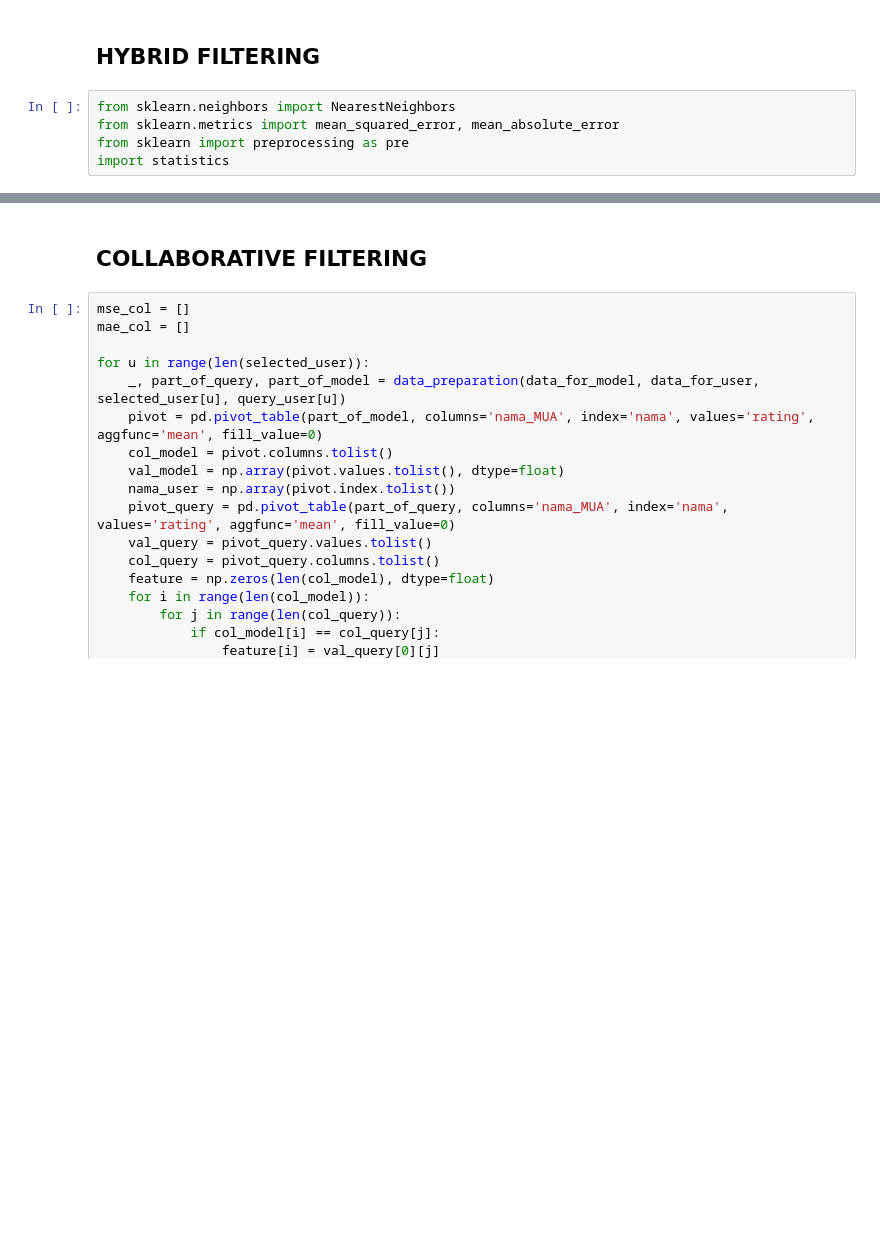
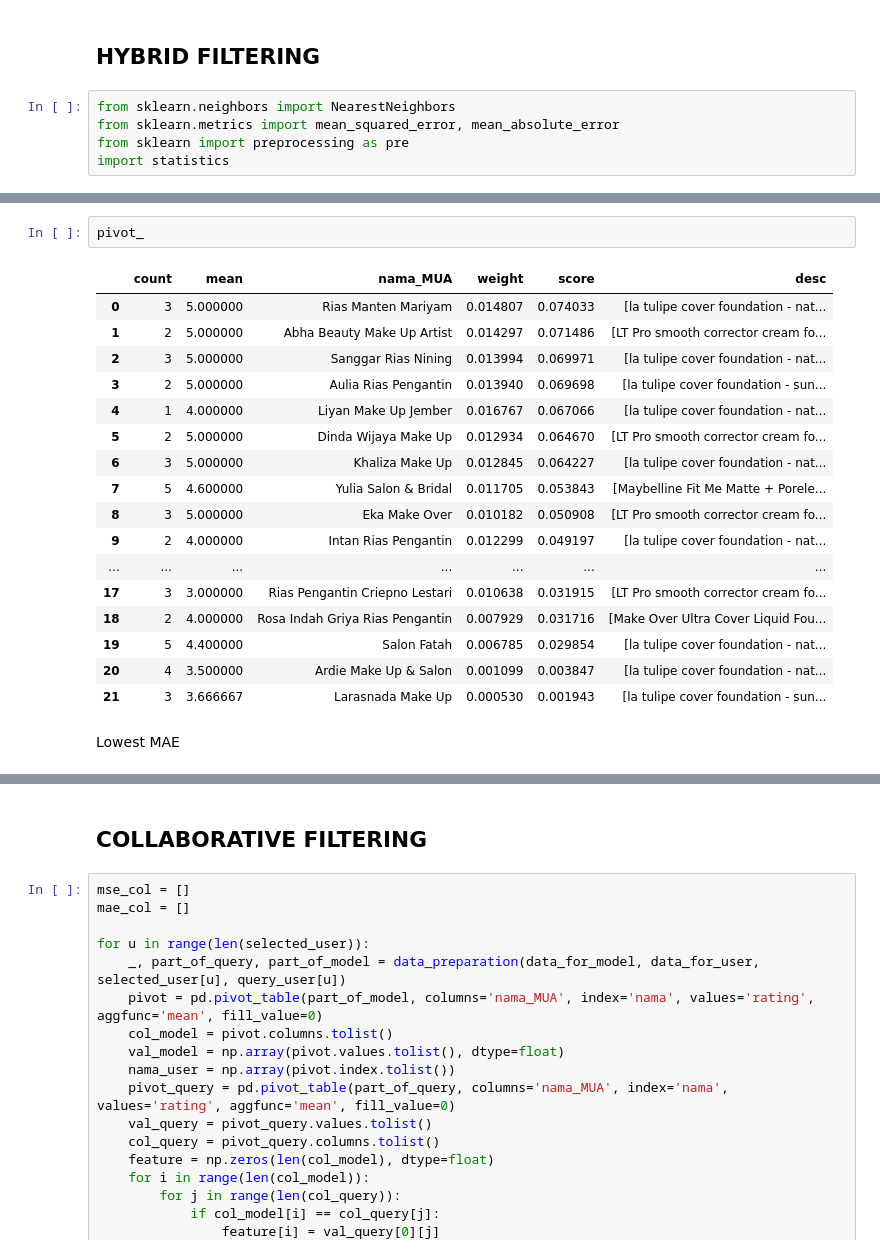
Before and after one commit to narandharanggi/MUA, a Jupyter notebook: hybrid_method.ipynb, the cells around one changed output, grey strips where cells are left out. Saved outputs shown, nothing was run; the diff lists cells and outputs as text; blank space fills up the shorter version.

```diff
--- a/hybrid_method.ipynb
+++ b/hybrid_method.ipynb
@@ -395,0 +463,22 @@ zz = pivot[['no', 'produk_makeup', 'shade', 'skin_color', 'skin_undertone']]
+# %%
+pivot_
+# %% [output]
+|  | count | mean | nama_MUA | weight | score | desc |
+| 0 | 3 | 5.000000 | Rias Manten Mariyam | 0.014807 | 0.074033 | [la tulipe cover foundation - nat... |
+| 1 | 2 | 5.000000 | Abha Beauty Make Up Artist | 0.014297 | 0.071486 | [LT Pro smooth corrector cream fo... |
+| 2 | 3 | 5.000000 | Sanggar Rias Nining | 0.013994 | 0.069971 | [la tulipe cover foundation - nat... |
+| 3 | 2 | 5.000000 | Aulia Rias Pengantin | 0.013940 | 0.069698 | [la tulipe cover foundation - sun... |
+| 4 | 1 | 4.000000 | Liyan Make Up Jember | 0.016767 | 0.067066 | [la tulipe cover foundation - nat... |
+| 5 | 2 | 5.000000 | Dinda Wijaya Make Up | 0.012934 | 0.064670 | [LT Pro smooth corrector cream fo... |
+| 6 | 3 | 5.000000 | Khaliza Make Up | 0.012845 | 0.064227 | [la tulipe cover foundation - nat... |
+| 7 | 5 | 4.600000 | Yulia Salon & Bridal | 0.011705 | 0.053843 | [Maybelline Fit Me Matte + Porele... |
+| 8 | 3 | 5.000000 | Eka Make Over | 0.010182 | 0.050908 | [LT Pro smooth corrector cream fo... |
+| 9 | 2 | 4.000000 | Intan Rias Pengantin | 0.012299 | 0.049197 | [la tulipe cover foundation - nat... |
+| ... | ... | ... | ... | ... | ... | ... |
+| 17 | 3 | 3.000000 | Rias Pengantin Criepno Lestari | 0.010638 | 0.031915 | [LT Pro smooth corrector cream fo... |
+| 18 | 2 | 4.000000 | Rosa Indah Griya Rias Pengantin | 0.007929 | 0.031716 | [Make Over Ultra Cover Liquid Fou... |
+| 19 | 5 | 4.400000 | Salon Fatah | 0.006785 | 0.029854 | [la tulipe cover foundation - nat... |
+| 20 | 4 | 3.500000 | Ardie Make Up & Salon | 0.001099 | 0.003847 | [la tulipe cover foundation - nat... |
+| 21 | 3 | 3.666667 | Larasnada Make Up | 0.000530 | 0.001943 | [la tulipe cover foundation - sun... |
+# %% [markdown]
+Lowest MAE
```
Also changed, not shown: parts of 15 cells of this notebook.
